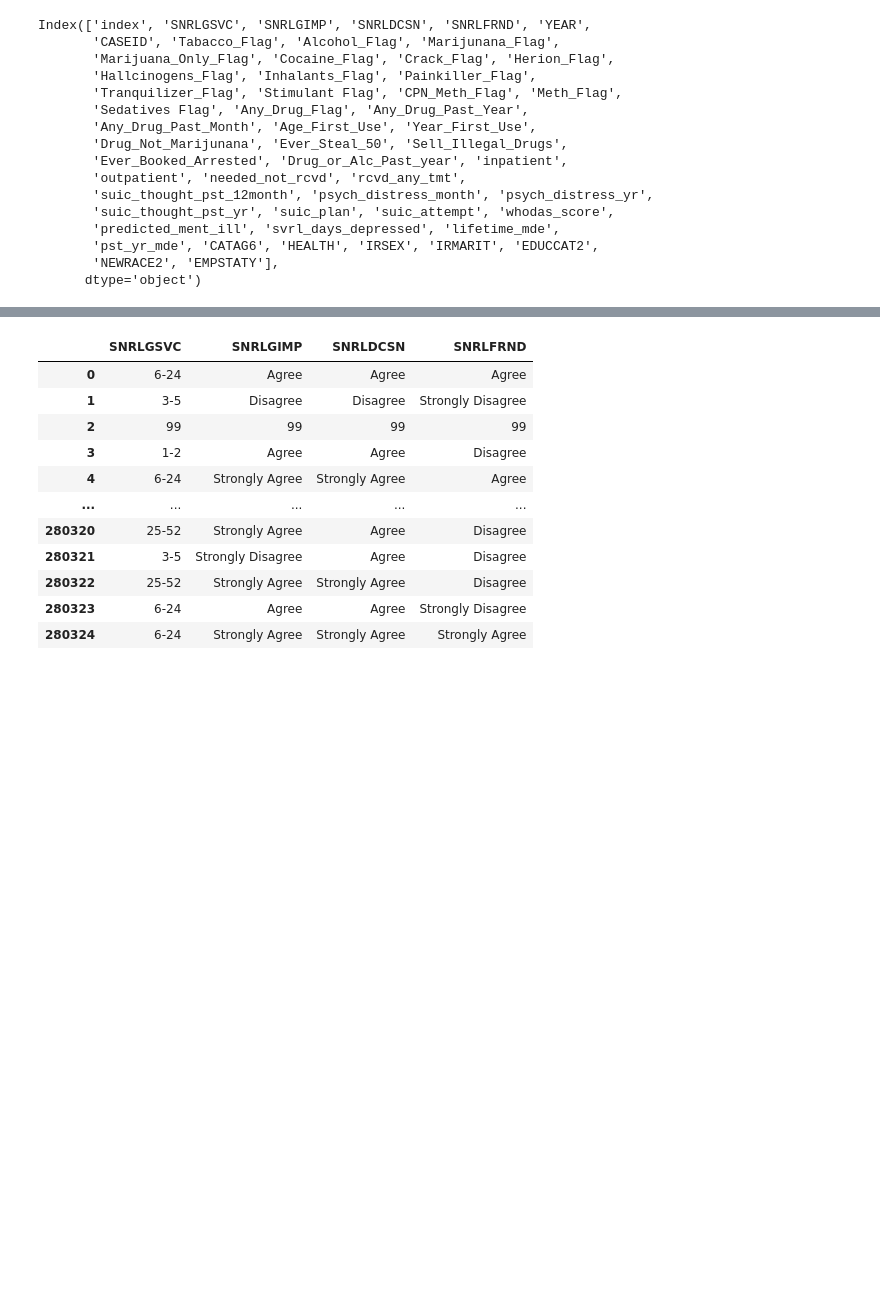
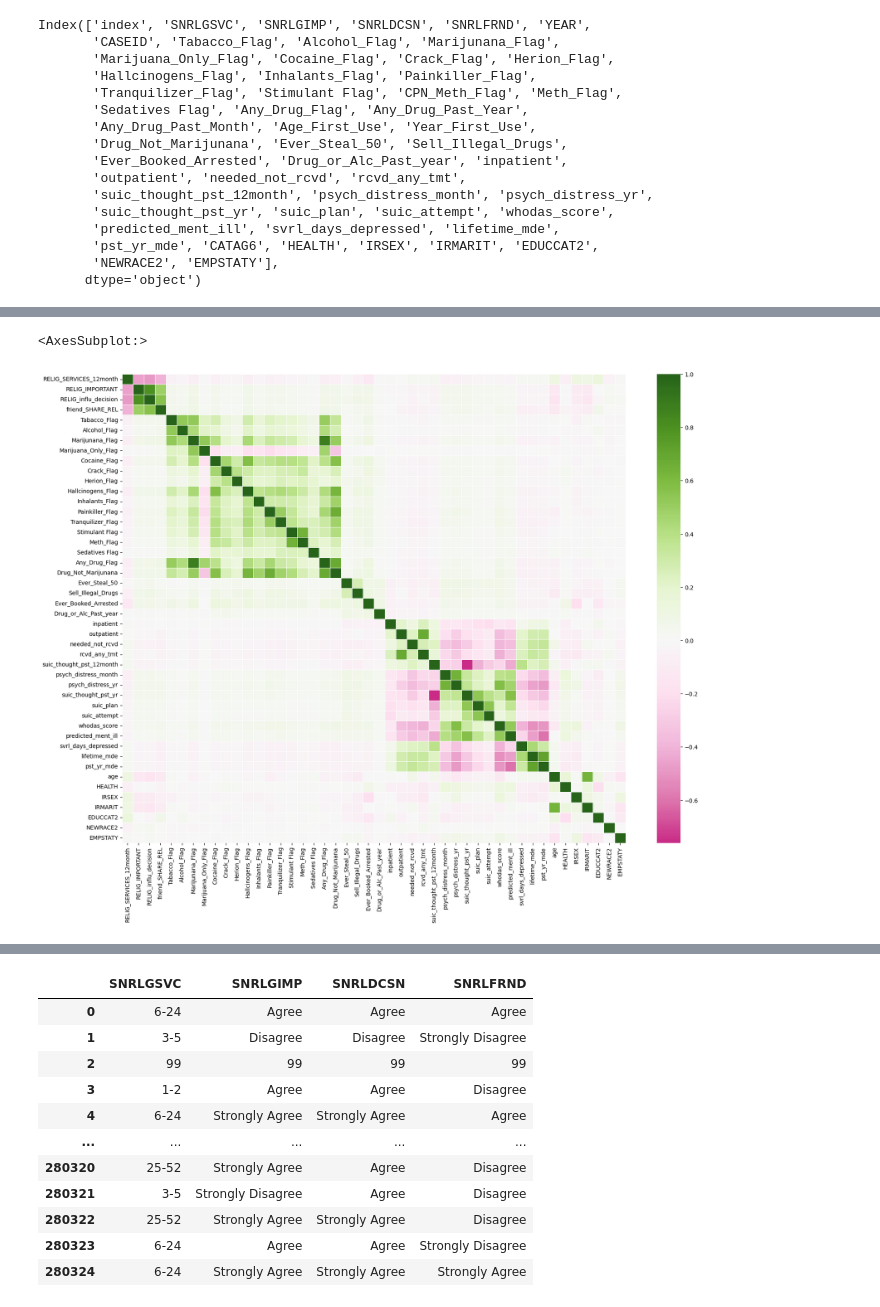
Before and after one commit to zaxiang/DDS_Project, a Jupyter notebook: Heatmap.ipynb, the cells around one changed output, grey strips where cells are left out. Saved outputs shown, nothing was run; the diff lists cells and outputs as text; code cells hidden in the pictures; blank space fills up the shorter version.

Commit message:
:update heatmap color

```diff
--- a/Heatmap.ipynb
+++ b/Heatmap.ipynb
@@ -25,0 +28,5 @@ Index(['index', 'SNRLGSVC', 'SNRLGIMP', 'SNRLDCSN', 'SNRLFRND', 'YEAR',
+# %%
+new_data = pd.read_csv('data/new_health.csv')
+new_data = new_data.drop(columns = ['Unnamed: 0'])
+# %%
+new_data_1 = new_data.drop(columns = ['suicide_risk'])
@@ -25,0 +53,6 @@ Index(['index', 'SNRLGSVC', 'SNRLGIMP', 'SNRLDCSN', 'SNRLFRND', 'YEAR',
+# %%
+plt.subplots(figsize=(20,15))
+sns.heatmap(new_data_1.corr(), center = 0, linewidths = 0.5, cmap="PiYG")
+# %% [output]
+<AxesSubplot:>
+[figure, added]
```
Also changed, not shown: parts of 5 cells of this notebook.
